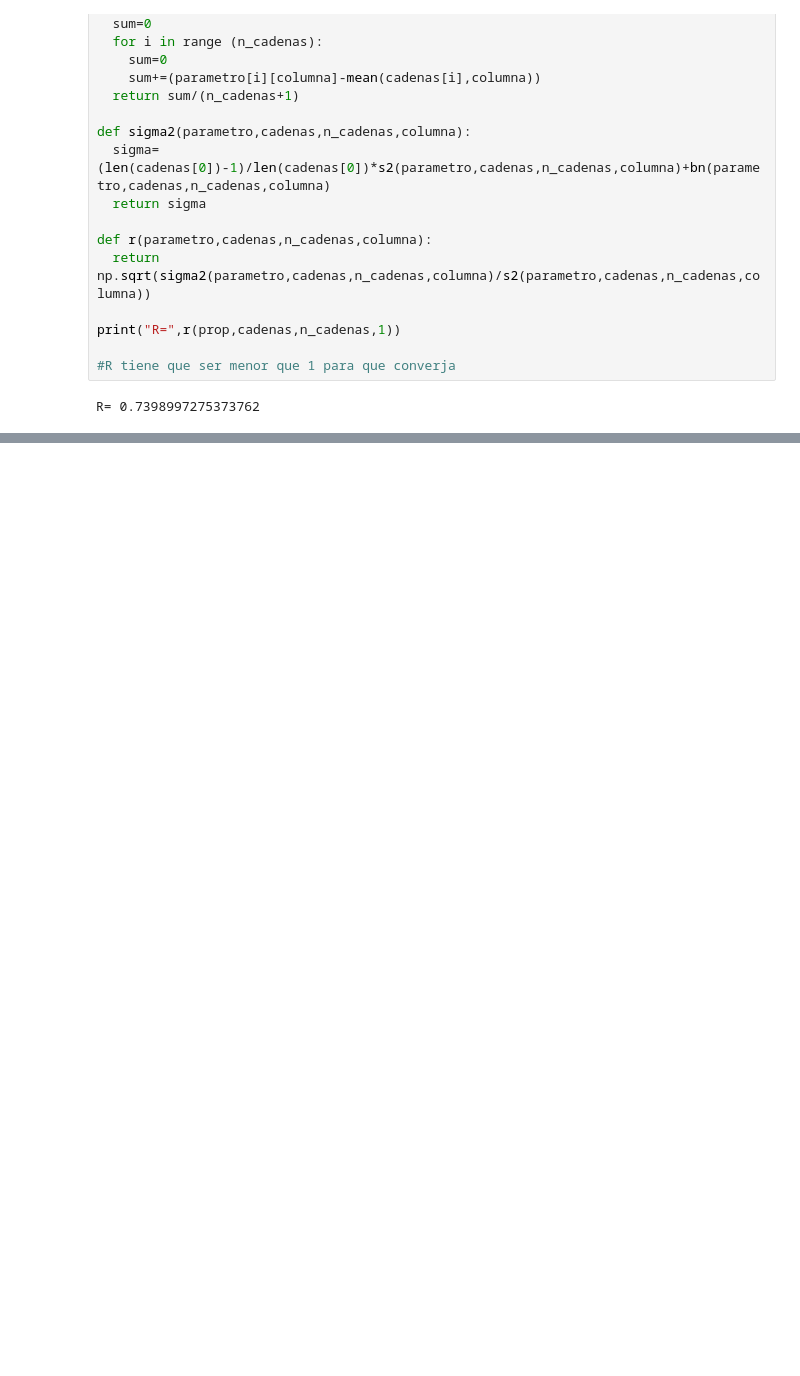
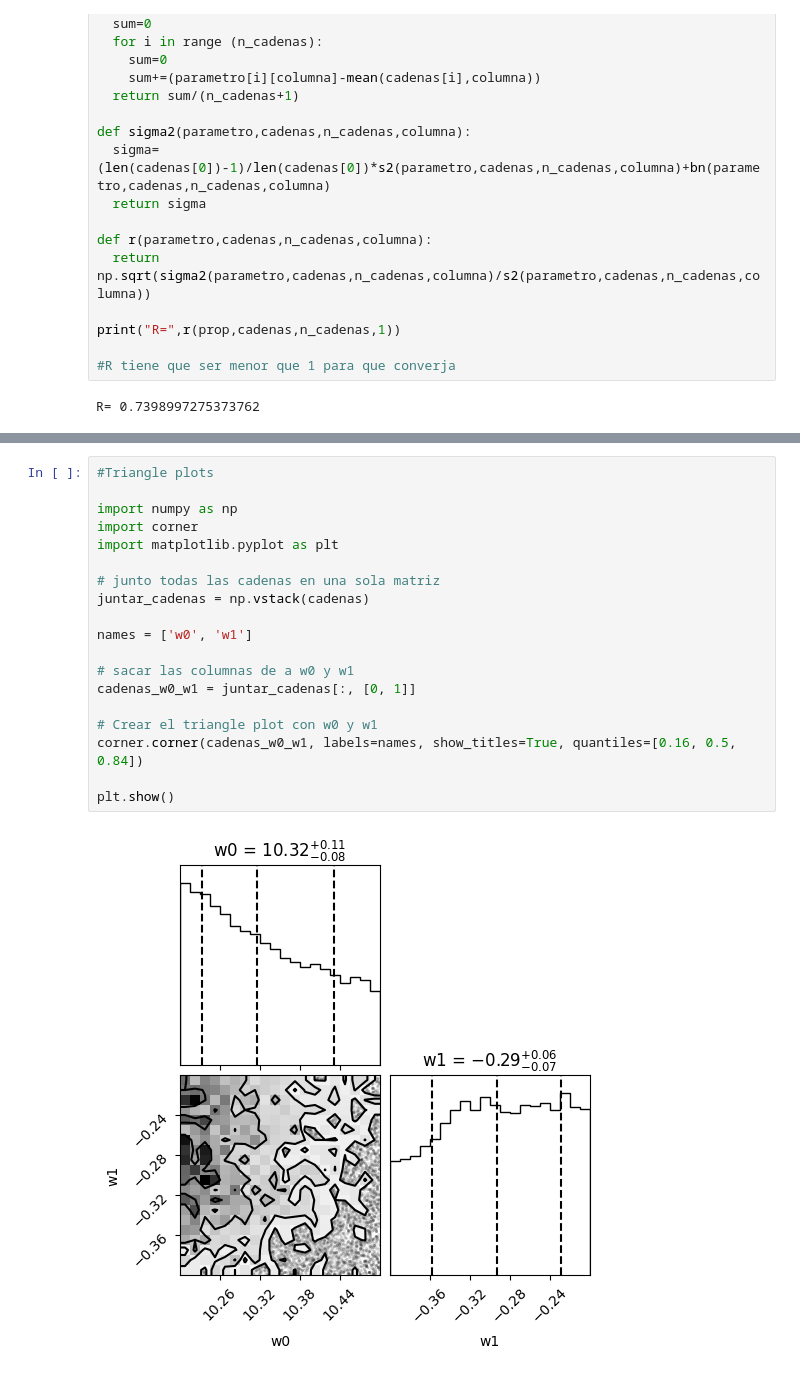
Before and after one commit to DCI-alxogm/ml2023-starmath4, a Jupyter notebook: Oct6-7/Clase_7_de_octubre.ipynb, the cells around one changed output, grey strips where cells are left out. Cells and saved outputs as stored; diff of their text form; blank space fills up the shorter version.

```diff
--- a/Oct6-7/Clase_7_de_octubre.ipynb
+++ b/Oct6-7/Clase_7_de_octubre.ipynb
@@ -131,0 +141,21 @@ R= 0.7398997275373762
+# %%
+#Triangle plots
+
+import numpy as np
+import corner
+import matplotlib.pyplot as plt
+
+# junto todas las cadenas en una sola matriz
+juntar_cadenas = np.vstack(cadenas)
+
+names = ['w0', 'w1']
+
+# sacar las columnas de a w0 y w1
+cadenas_w0_w1 = juntar_cadenas[:, [0, 1]]
+
+# Crear el triangle plot con w0 y w1
+corner.corner(cadenas_w0_w1, labels=names, show_titles=True, quantiles=[0.16, 0.5, 0.84])
+
+plt.show()
+# %% [output]
+[figure, added]
```
Also changed, not shown: parts of 1 cell of this notebook.
